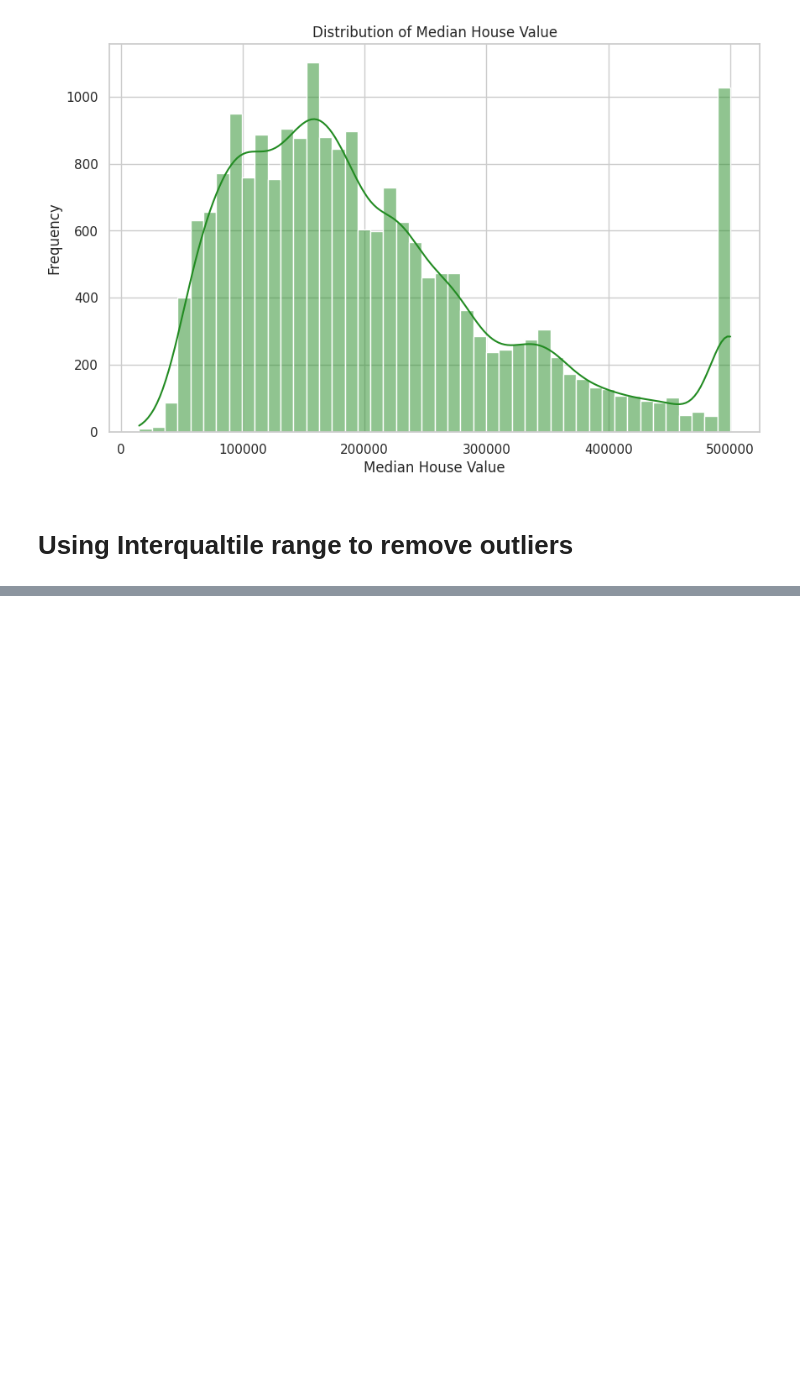
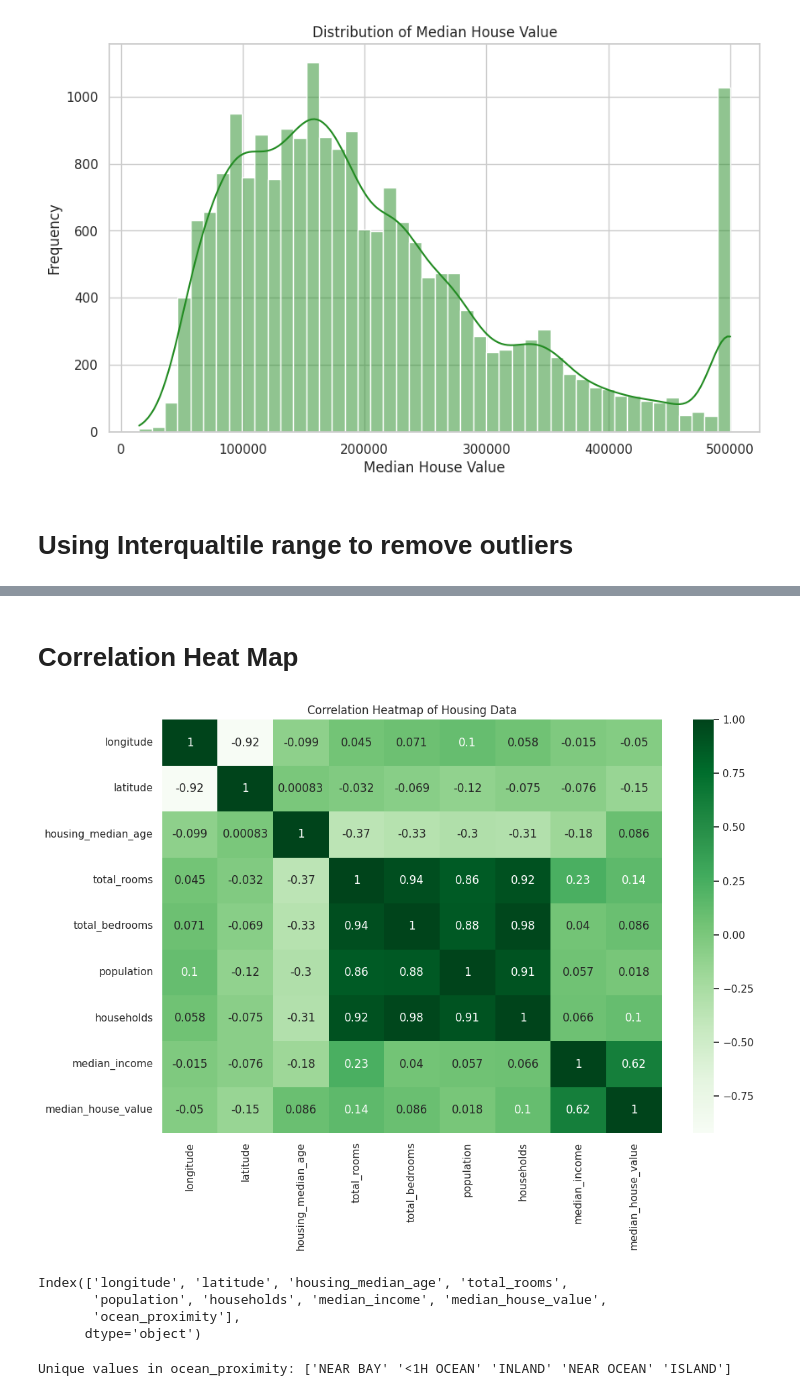
Before and after one commit to Joedharsic07/machine-learning-practice, a Jupyter notebook: Housing_dataset.ipynb, the cells around one changed output, grey strips where cells are left out. Cells and saved outputs as stored; diff of their text form; code cells hidden in the pictures; blank space fills up the shorter version.

```diff
--- a/Housing_dataset.ipynb
+++ b/Housing_dataset.ipynb
@@ -146,0 +183,25 @@ New data shape without outlier: (19369, 10)
+# %%
+data=data_no_outliers_2
+# %% [markdown]
+# Correlation Heat Map
+# %%
+numeric_columns = data.select_dtypes(include=[np.number]).columns
+plt.figure(figsize=(12, 8))
+sns.heatmap(data[numeric_columns].corr(), annot=True, cmap='Greens')
+plt.title('Correlation Heatmap of Housing Data')
+plt.show()
+# %% [output]
+[figure, added]
+# %%
+data=data.drop("total_bedrooms",axis=1)
+data.columns
+# %% [output]
+Index(['longitude', 'latitude', 'housing_median_age', 'total_rooms',
+       'population', 'households', 'median_income', 'median_house_value',
+       'ocean_proximity'],
+      dtype='object')
+# %%
+for column in ["ocean_proximity"]:
+  print(f"Unique values in {column}:",data[column].unique())
+# %% [output]
+Unique values in ocean_proximity: ['NEAR BAY' '<1H OCEAN' 'INLAND' 'NEAR OCEAN' 'ISLAND']
```
Also changed, not shown: parts of 6 cells of this notebook.
